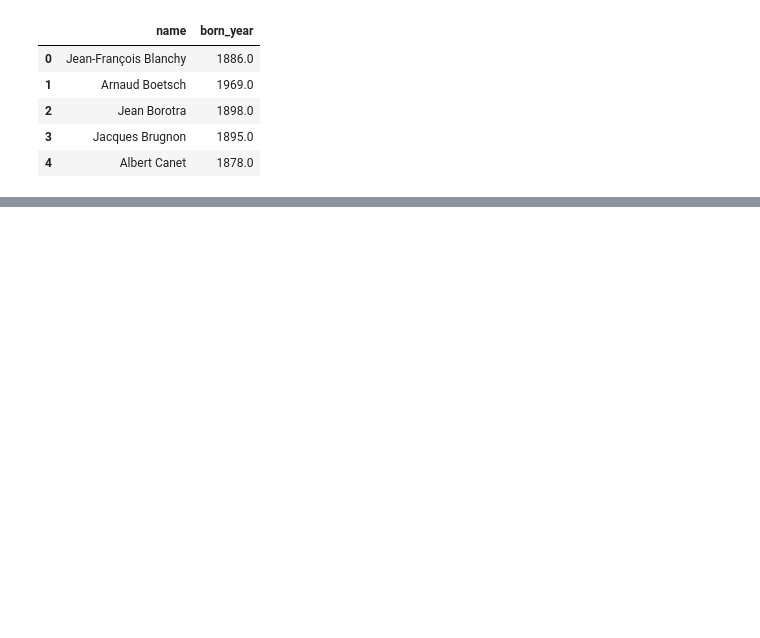
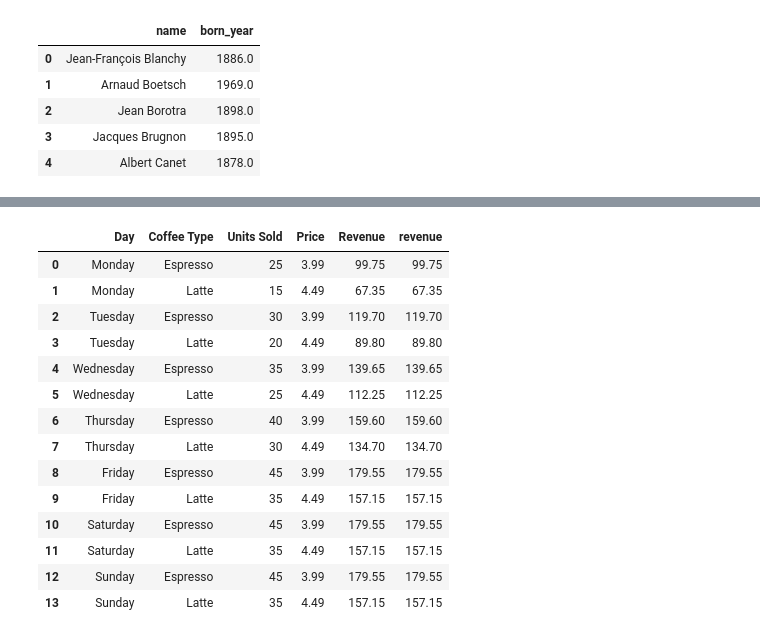
Before and after one commit to Nandana-0308/Python-Full-Course, a Jupyter notebook: PANDAS/add-remove-column.ipynb, the cells around one changed output, grey strips where cells are left out. Cells and saved outputs as stored; diff of their text form; code cells hidden in the pictures; blank space fills up the shorter version.

Commit message:
Pandas Numpy basics Completed

```diff
--- a/PANDAS/add-remove-column.ipynb
+++ b/PANDAS/add-remove-column.ipynb
@@ -223,0 +342,35 @@ bios
+# %%
+coffee['Revenue']=coffee['Price']*coffee['Units Sold']
+
+
+# # also we can write like as bellow
+
+# # using .eval()  -- Cleanest & Most Readable   ---write the math as a plain string
+#  coffee = coffee.eval("Revenue = Price * `Units Sold`")
+# # Backticks ` ` are required here because "Units Sold" has a space in it.
+
+#  Using .assign() (Best for Chaining)
+#  # Pass the column with a space using a dictionary unpacking style
+#  coffee = coffee.assign(Revenue = coffee['Price'] * coffee['Units Sold'])
+
+# #  Using .mul() (Method Chaining style) --- Instead of the * symbol, you can use pandas' built-in multiplication method.
+# coffee['Revenue'] = coffee['Price'].mul(coffee['Units Sold'])
+
+
+coffee
+# %% [output]
+|  | Day | Coffee Type | Units Sold | Price | Revenue | revenue |
+| 0 | Monday | Espresso | 25 | 3.99 | 99.75 | 99.75 |
+| 1 | Monday | Latte | 15 | 4.49 | 67.35 | 67.35 |
+| 2 | Tuesday | Espresso | 30 | 3.99 | 119.70 | 119.70 |
+| 3 | Tuesday | Latte | 20 | 4.49 | 89.80 | 89.80 |
+| 4 | Wednesday | Espresso | 35 | 3.99 | 139.65 | 139.65 |
+| 5 | Wednesday | Latte | 25 | 4.49 | 112.25 | 112.25 |
+| 6 | Thursday | Espresso | 40 | 3.99 | 159.60 | 159.60 |
+| 7 | Thursday | Latte | 30 | 4.49 | 134.70 | 134.70 |
+| 8 | Friday | Espresso | 45 | 3.99 | 179.55 | 179.55 |
+| 9 | Friday | Latte | 35 | 4.49 | 157.15 | 157.15 |
+| 10 | Saturday | Espresso | 45 | 3.99 | 179.55 | 179.55 |
+| 11 | Saturday | Latte | 35 | 4.49 | 157.15 | 157.15 |
+| 12 | Sunday | Espresso | 45 | 3.99 | 179.55 | 179.55 |
+| 13 | Sunday | Latte | 35 | 4.49 | 157.15 | 157.15 |
```
Also changed, not shown: parts of 17 cells of this notebook, 7 other files.
